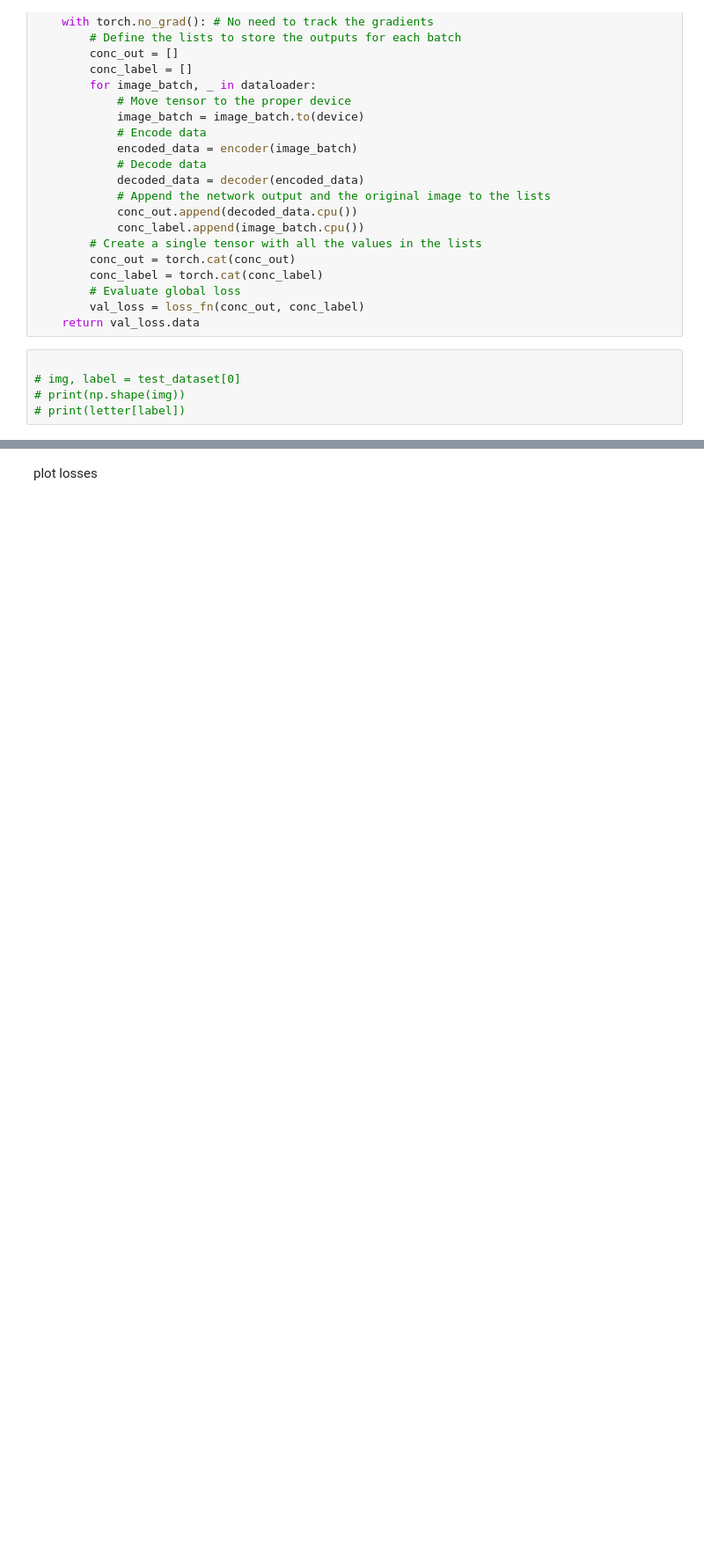
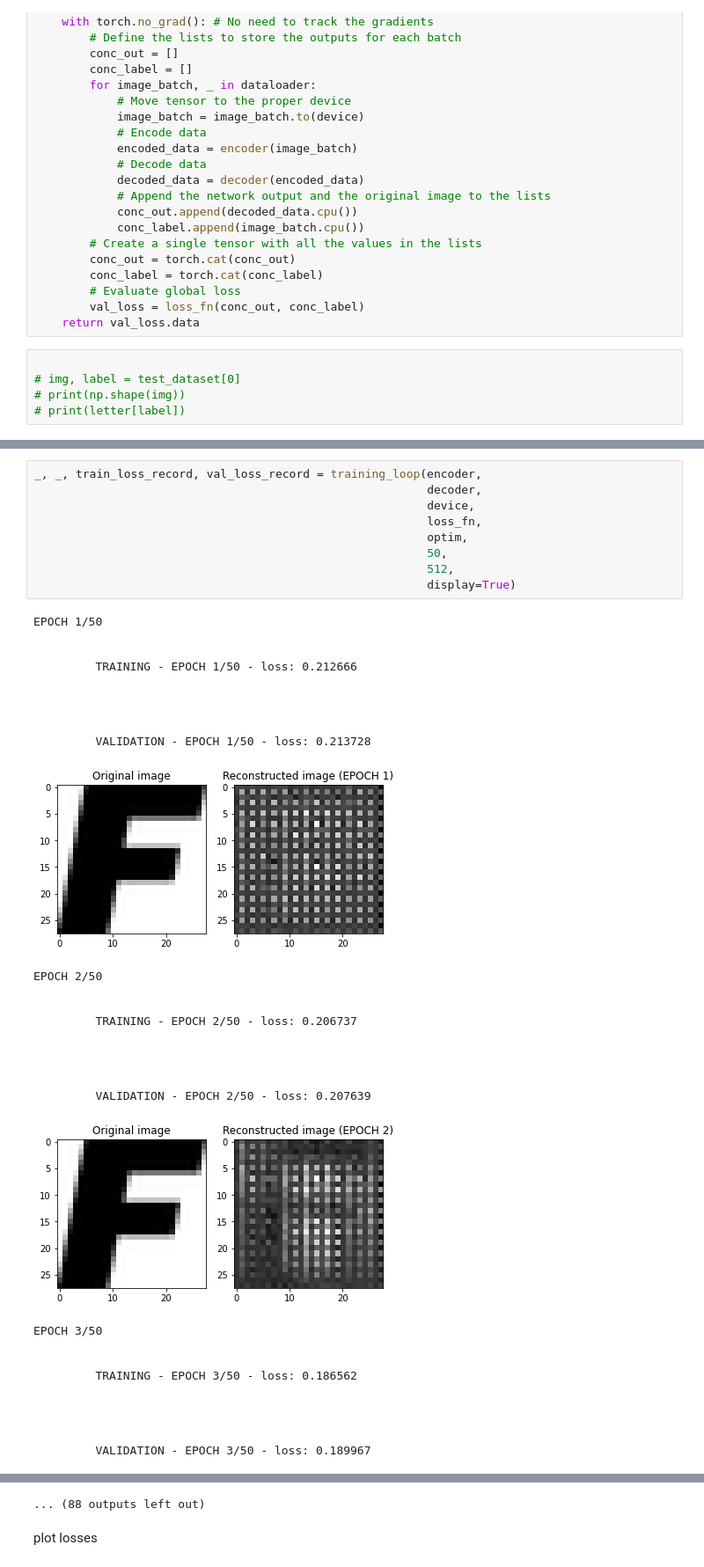
Before and after one commit to DanieleFoscarin/NNDL_hw2, a Jupyter notebook: nndl_2020__homework_2.ipynb, the cells around one changed output, grey strips where cells are left out. Shown at 88% size. Saved outputs shown, nothing was run; the diff lists cells and outputs as text; blank space fills up the shorter version.

```diff
--- a/nndl_2020__homework_2.ipynb
+++ b/nndl_2020__homework_2.ipynb
@@ -591,0 +523,39 @@ EPOCH 6/40
+# %%
+_, _, train_loss_record, val_loss_record = training_loop(encoder,
+                                                         decoder,
+                                                         device,
+                                                         loss_fn,
+                                                         optim,
+                                                         50,
+                                                         512,
+                                                         display=True)
+# %% [output]
+EPOCH 1/50
+
+
+         TRAINING - EPOCH 1/50 - loss: 0.212666
+
+
+
+
+         VALIDATION - EPOCH 1/50 - loss: 0.213728
+[figure, added]
+EPOCH 2/50
+
+
+         TRAINING - EPOCH 2/50 - loss: 0.206737
+
+
+
+
+         VALIDATION - EPOCH 2/50 - loss: 0.207639
+[figure, added]
+EPOCH 3/50
+
+
+         TRAINING - EPOCH 3/50 - loss: 0.186562
+
+
+
+
+         VALIDATION - EPOCH 3/50 - loss: 0.189967
@@ -592,3 +593,4 @@ EPOCH 6/40
+... (88 outputs left out)
 # %% [markdown]
 plot losses
 # %%
```
Also changed, not shown: parts of 10 cells of this notebook.
